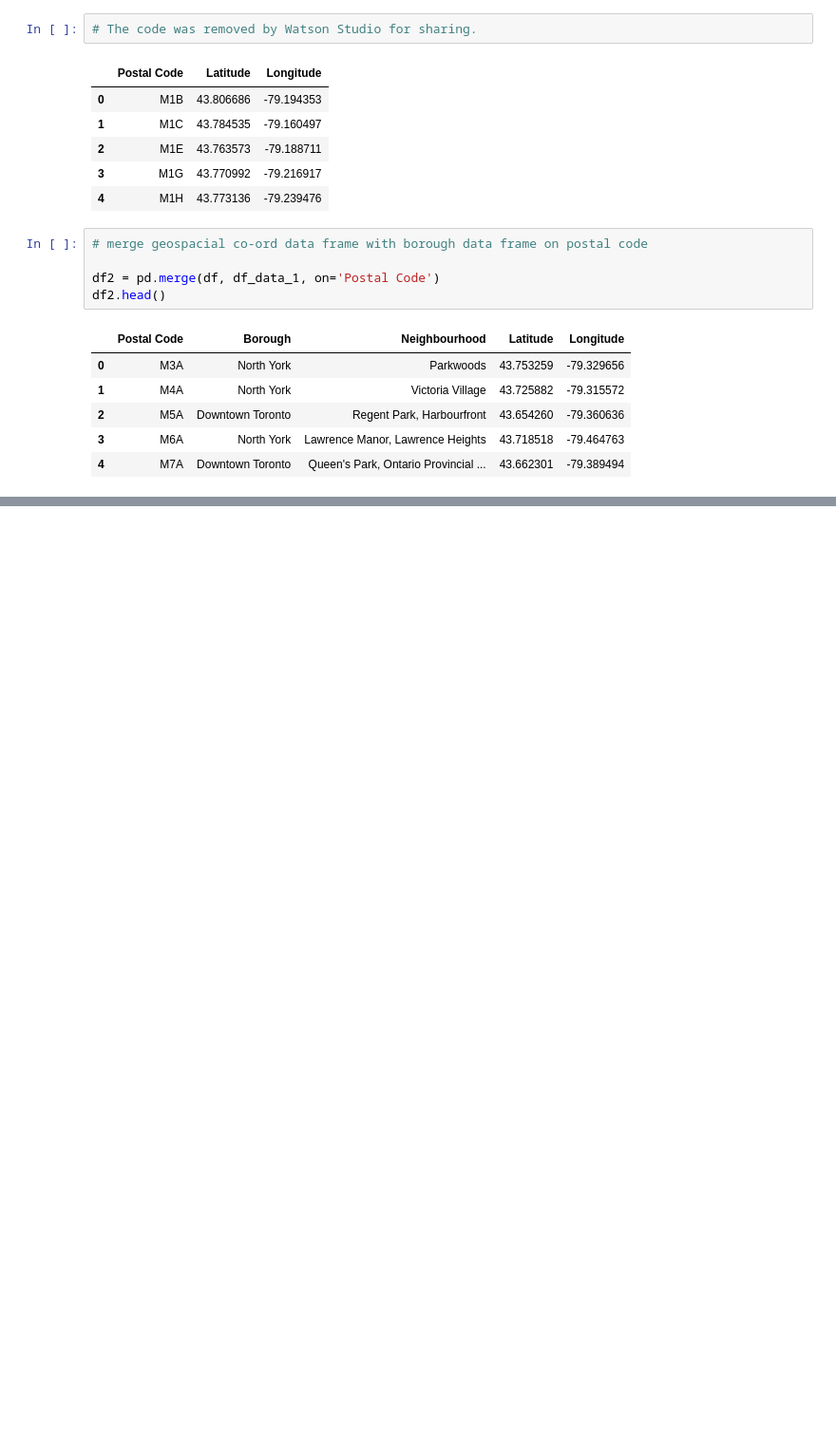
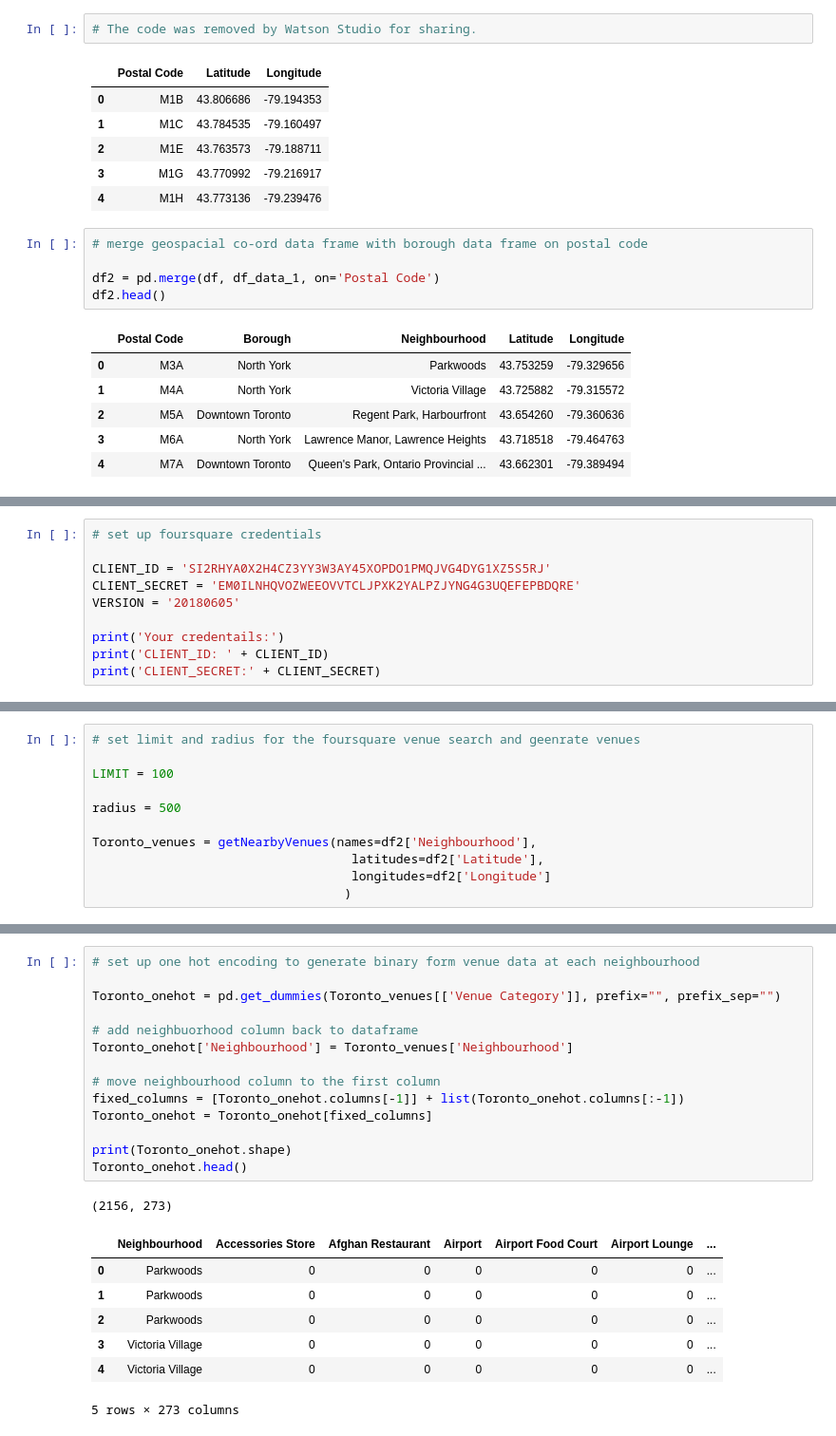
Before and after one commit to Dave-Webb86/Coursera_Capstone, a Jupyter notebook: Toronto Segmenting Assignment.ipynb, the cells around one changed output, grey strips where cells are left out. Shown: that part at 95% size. Cells and saved outputs as stored; diff of their text form; blank space fills up the shorter version.

```diff
--- a/Toronto Segmenting Assignment.ipynb
+++ b/Toronto Segmenting Assignment.ipynb
@@ -75,0 +124,10 @@ df2.head()
+# %%
+# set up foursquare credentials
+
+CLIENT_ID = 'SI2RHYA0X2H4CZ3YY3W3AY45XOPDO1PMQJVG4DYG1XZ5S5RJ'
+CLIENT_SECRET = 'EM0ILNHQVOZWEEOVVTCLJPXK2YALPZJYNG4G3UQEFEPBDQRE'
+VERSION = '20180605'
+
+print('Your credentails:')
+print('CLIENT_ID: ' + CLIENT_ID)
+print('CLIENT_SECRET:' + CLIENT_SECRET)
@@ -75,0 +184,11 @@ df2.head()
+# %%
+# set limit and radius for the foursquare venue search and geenrate venues
+
+LIMIT = 100
+
+radius = 500
+
+Toronto_venues = getNearbyVenues(names=df2['Neighbourhood'],
+                                   latitudes=df2['Latitude'],
+                                   longitudes=df2['Longitude']
+                                  )
@@ -75,0 +213,23 @@ df2.head()
+# %%
+# set up one hot encoding to generate binary form venue data at each neighbourhood
+
+Toronto_onehot = pd.get_dummies(Toronto_venues[['Venue Category']], prefix="", prefix_sep="")
+
+# add neighbuorhood column back to dataframe
+Toronto_onehot['Neighbourhood'] = Toronto_venues['Neighbourhood']
+
+# move neighbourhood column to the first column
+fixed_columns = [Toronto_onehot.columns[-1]] + list(Toronto_onehot.columns[:-1])
+Toronto_onehot = Toronto_onehot[fixed_columns]
+
+print(Toronto_onehot.shape)
+Toronto_onehot.head()
+# %% [output]
+(2156, 273)
+|  | Neighbourhood | Accessories Store | Afghan Restaurant | Airport | Airport Food Court | Airport Lounge | ... |
+| 0 | Parkwoods | 0 | 0 | 0 | 0 | 0 | ... |
+| 1 | Parkwoods | 0 | 0 | 0 | 0 | 0 | ... |
+| 2 | Parkwoods | 0 | 0 | 0 | 0 | 0 | ... |
+| 3 | Victoria Village | 0 | 0 | 0 | 0 | 0 | ... |
+| 4 | Victoria Village | 0 | 0 | 0 | 0 | 0 | ... |
+5 rows × 273 columns
```
Also changed, not shown: parts of 15 cells of this notebook.
